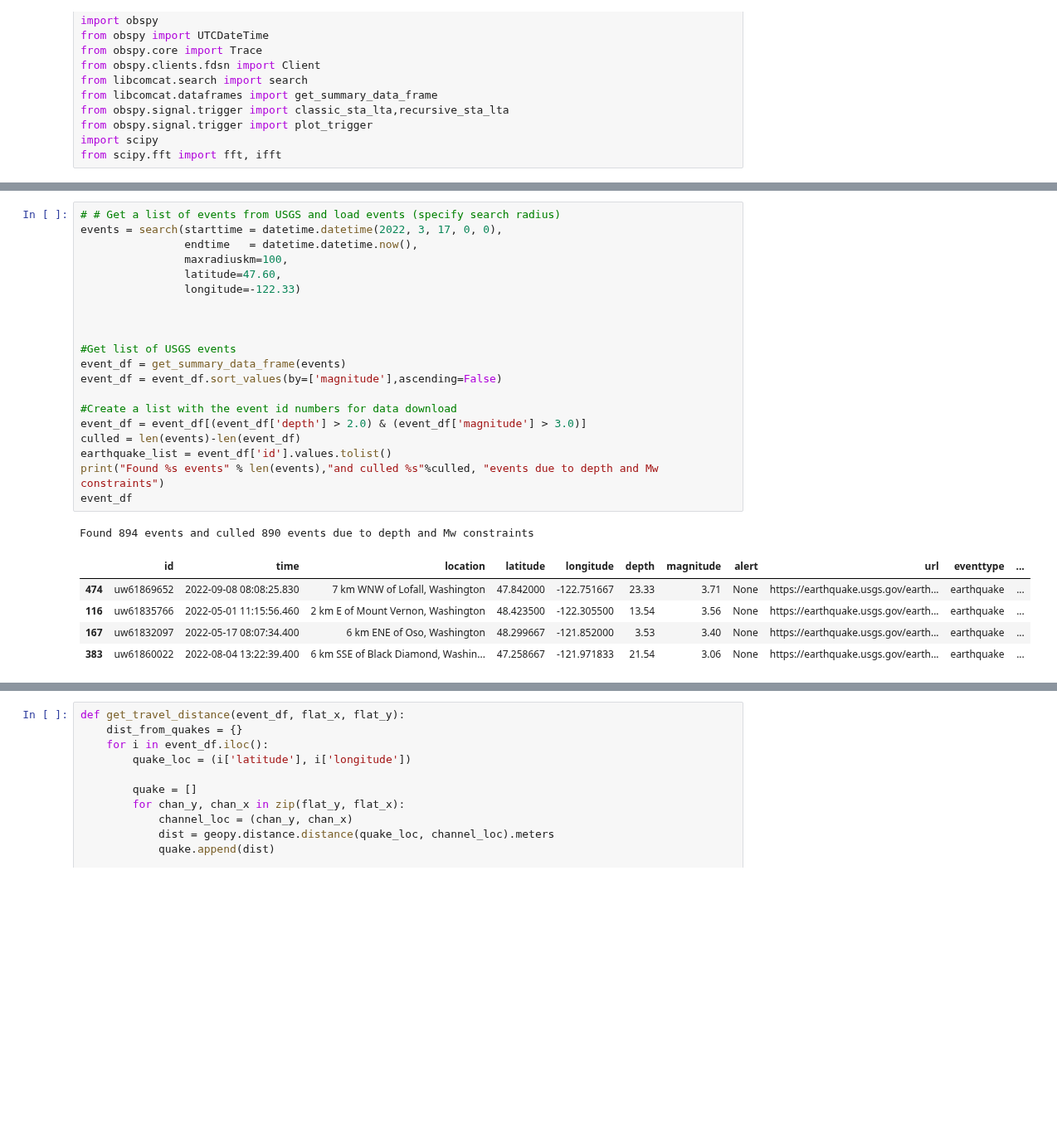
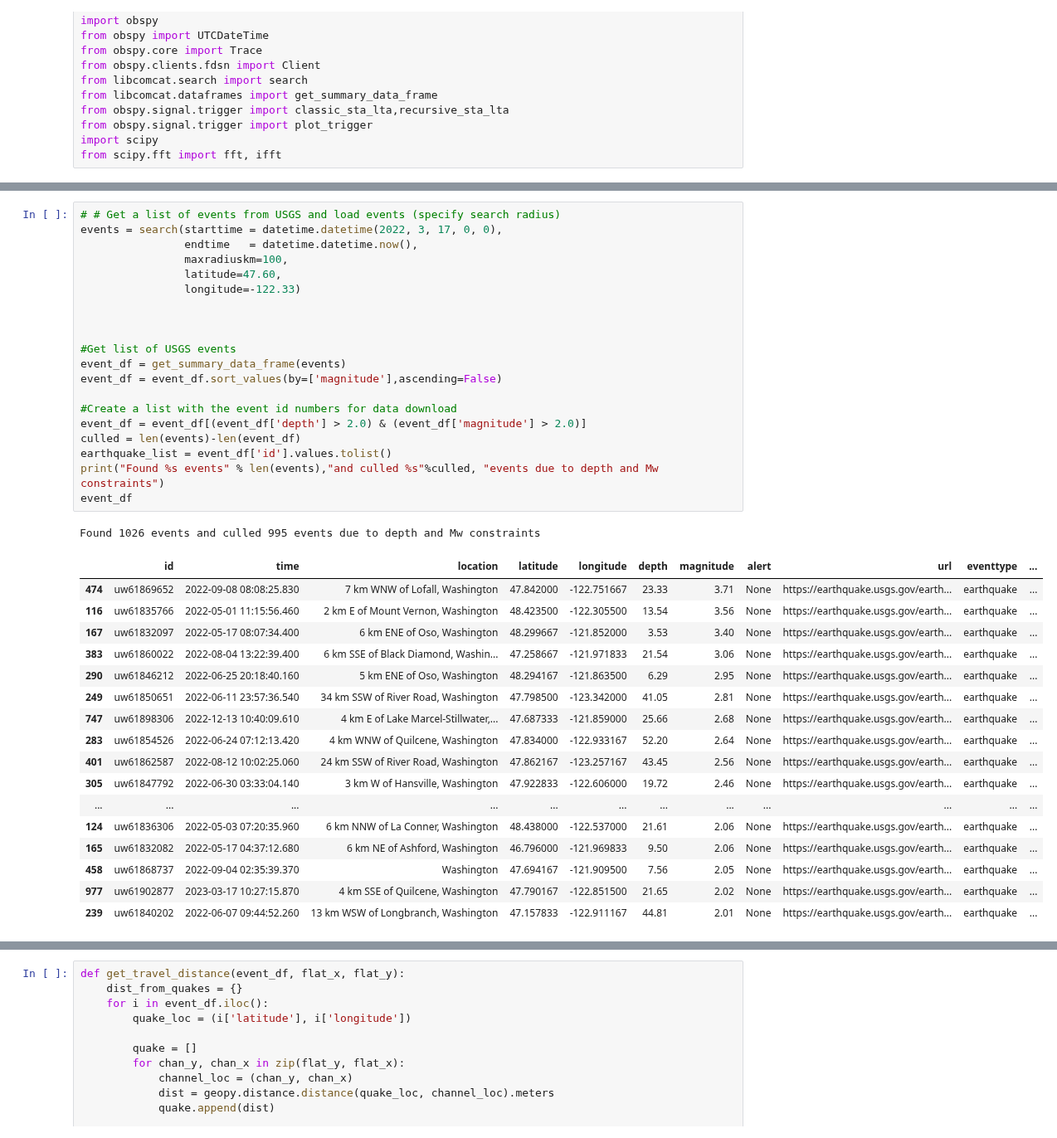
Before and after one commit to bradlipovsky/das-stuff, a Jupyter notebook: local_EQ_final.ipynb, the cells around one changed output, grey strips where cells are left out. Shown at 83% size. Saved outputs shown, nothing was run; the diff lists cells and outputs as text; blank space fills up the shorter version.

```diff
--- a/local_EQ_final.ipynb
+++ b/local_EQ_final.ipynb
@@ -74,30 +84,42 @@ def das_downloader(this_id, cab='seadasn'):
 # %%
 # # Get a list of events from USGS and load events (specify search radius)
 events = search(starttime = datetime.datetime(2022, 3, 17, 0, 0),
                 endtime   = datetime.datetime.now(),
                 maxradiuskm=100,
                 latitude=47.60,
                 longitude=-122.33)
 
 
 
 #Get list of USGS events
 event_df = get_summary_data_frame(events)
 event_df = event_df.sort_values(by=['magnitude'],ascending=False)
 
 #Create a list with the event id numbers for data download
-event_df = event_df[(event_df['depth'] > 2.0) & (event_df['magnitude'] > 3.0)]
+event_df = event_df[(event_df['depth'] > 2.0) & (event_df['magnitude'] > 2.0)]
 culled = len(events)-len(event_df)
 earthquake_list = event_df['id'].values.tolist()
 print("Found %s events" % len(events),"and culled %s"%culled, "events due to depth and Mw constraints")
 event_df
 # %% [output]
-Found 894 events and culled 890 events due to depth and Mw constraints
+Found 1026 events and culled 995 events due to depth and Mw constraints
 |  | id | time | location | latitude | longitude | depth | magnitude | alert | url | eventtype | ... |
 | 474 | uw61869652 | 2022-09-08 08:08:25.830 | 7 km WNW of Lofall, Washington | 47.842000 | -122.751667 | 23.33 | 3.71 | None | https://earthquake.usgs.gov/earth... | earthquake | ... |
 | 116 | uw61835766 | 2022-05-01 11:15:56.460 | 2 km E of Mount Vernon, Washington | 48.423500 | -122.305500 | 13.54 | 3.56 | None | https://earthquake.usgs.gov/earth... | earthquake | ... |
 | 167 | uw61832097 | 2022-05-17 08:07:34.400 | 6 km ENE of Oso, Washington | 48.299667 | -121.852000 | 3.53 | 3.40 | None | https://earthquake.usgs.gov/earth... | earthquake | ... |
 | 383 | uw61860022 | 2022-08-04 13:22:39.400 | 6 km SSE of Black Diamond, Washin... | 47.258667 | -121.971833 | 21.54 | 3.06 | None | https://earthquake.usgs.gov/earth... | earthquake | ... |
+| 290 | uw61846212 | 2022-06-25 20:18:40.160 | 5 km ENE of Oso, Washington | 48.294167 | -121.863500 | 6.29 | 2.95 | None | https://earthquake.usgs.gov/earth... | earthquake | ... |
+| 249 | uw61850651 | 2022-06-11 23:57:36.540 | 34 km SSW of River Road, Washington | 47.798500 | -123.342000 | 41.05 | 2.81 | None | https://earthquake.usgs.gov/earth... | earthquake | ... |
+| 747 | uw61898306 | 2022-12-13 10:40:09.610 | 4 km E of Lake Marcel-Stillwater,... | 47.687333 | -121.859000 | 25.66 | 2.68 | None | https://earthquake.usgs.gov/earth... | earthquake | ... |
+| 283 | uw61854526 | 2022-06-24 07:12:13.420 | 4 km WNW of Quilcene, Washington | 47.834000 | -122.933167 | 52.20 | 2.64 | None | https://earthquake.usgs.gov/earth... | earthquake | ... |
+| 401 | uw61862587 | 2022-08-12 10:02:25.060 | 24 km SSW of River Road, Washington | 47.862167 | -123.257167 | 43.45 | 2.56 | None | https://earthquake.usgs.gov/earth... | earthquake | ... |
+| 305 | uw61847792 | 2022-06-30 03:33:04.140 | 3 km W of Hansville, Washington | 47.922833 | -122.606000 | 19.72 | 2.46 | None | https://earthquake.usgs.gov/earth... | earthquake | ... |
+| ... | ... | ... | ... | ... | ... | ... | ... | ... | ... | ... | ... |
+| 124 | uw61836306 | 2022-05-03 07:20:35.960 | 6 km NNW of La Conner, Washington | 48.438000 | -122.537000 | 21.61 | 2.06 | None | https://earthquake.usgs.gov/earth... | earthquake | ... |
+| 165 | uw61832082 | 2022-05-17 04:37:12.680 | 6 km NE of Ashford, Washington | 46.796000 | -121.969833 | 9.50 | 2.06 | None | https://earthquake.usgs.gov/earth... | earthquake | ... |
+| 458 | uw61868737 | 2022-09-04 02:35:39.370 | Washington | 47.694167 | -121.909500 | 7.56 | 2.05 | None | https://earthquake.usgs.gov/earth... | earthquake | ... |
+| 977 | uw61902877 | 2023-03-17 10:27:15.870 | 4 km SSE of Quilcene, Washington | 47.790167 | -122.851500 | 21.65 | 2.02 | None | https://earthquake.usgs.gov/earth... | earthquake | ... |
+| 239 | uw61840202 | 2022-06-07 09:44:52.260 | 13 km WSW of Longbranch, Washington | 47.157833 | -122.911167 | 44.81 | 2.01 | None | https://earthquake.usgs.gov/earth... | earthquake | ... |
 # %%
 arrival_picks = {}
 das_quake_attrs = {}
```
Also changed, not shown: parts of 24 cells of this notebook, 2 other files.
